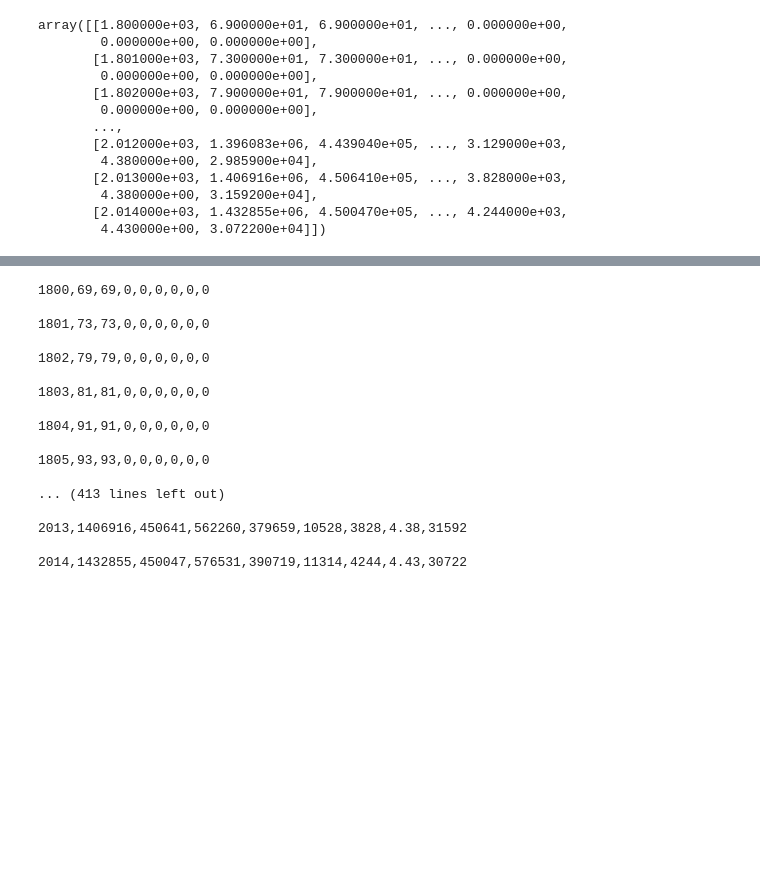
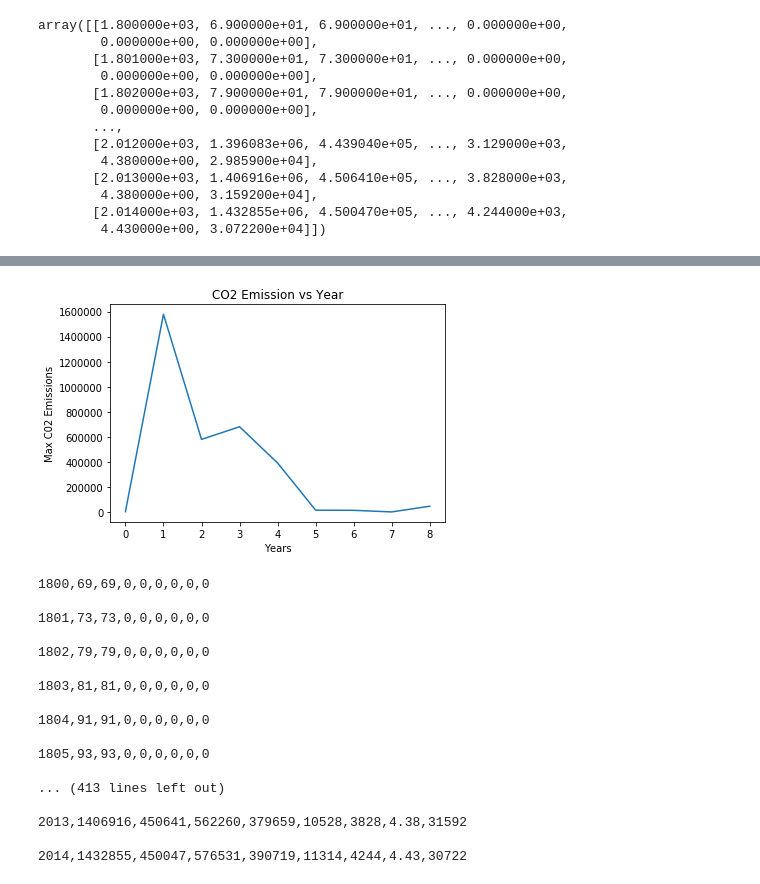
Before and after one commit to alexphu1230/eeb-c177-project, a Jupyter notebook: analysis/functions-analyses-week-6.ipynb, the cells around one changed output, grey strips where cells are left out. Saved outputs shown, nothing was run; the diff lists cells and outputs as text; code cells hidden in the pictures; blank space fills up the shorter version.

```diff
--- a/analysis/functions-analyses-week-6.ipynb
+++ b/analysis/functions-analyses-week-6.ipynb
@@ -42,3 +74,12 @@ array([[1.800000e+03, 6.900000e+01, 6.900000e+01, ..., 0.000000e+00,
+# %%
+max_CO2_emissions= numpy.max(data, axis=0)
+max_plot= plt.plot (max_CO2_emissions)
+plt.xlabel('Years')
+plt.ylabel('Max C02 Emissions')
+plt.title('CO2 Emission vs Year')
+plt.show ()
+# %% [output]
+[figure, added]
 # %%
 import os
 # %%
```
Also changed, not shown: parts of 14 cells of this notebook, 1 other file.
